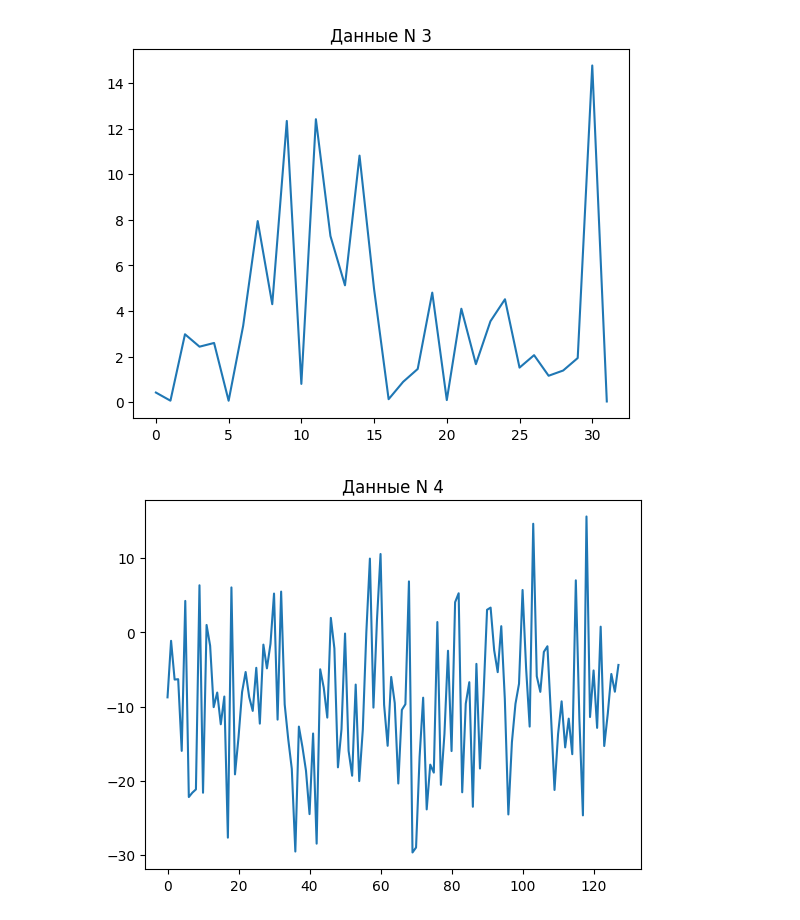
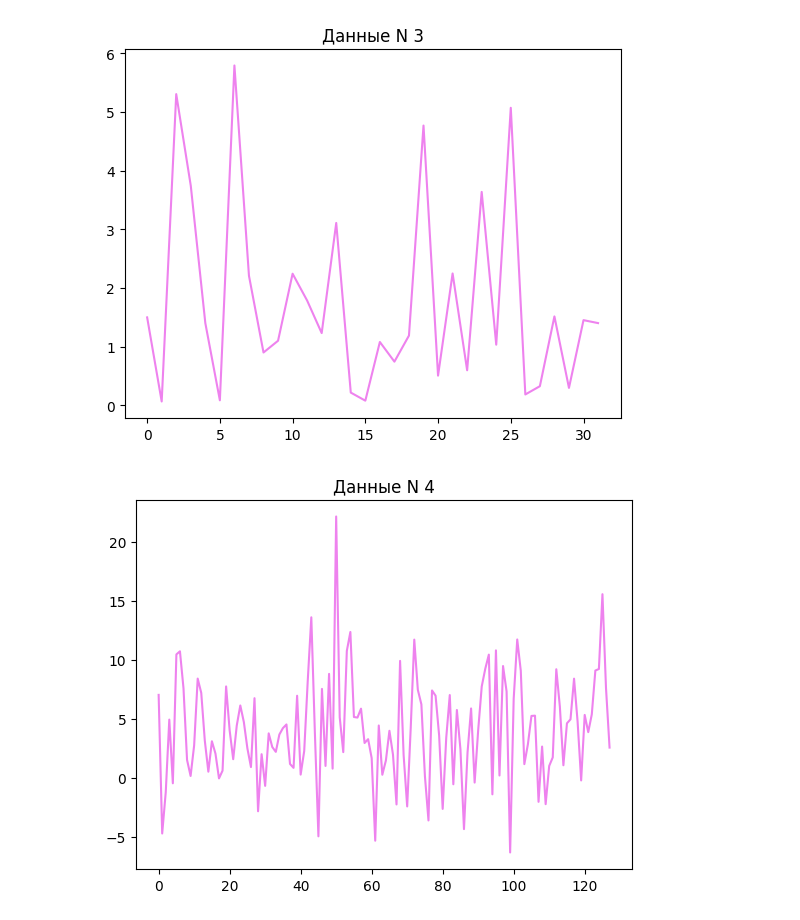
Before and after one commit to berberberk/apms-fs-2024, a Jupyter notebook: APMS3.ipynb, the cells around one changed output. Drawn from its saved outputs; the diff is of its cells as text; code cells hidden in the pictures.

```diff
--- a/APMS3.ipynb
+++ b/APMS3.ipynb
@@ -18,14 +20,13 @@ def r(x):
 
 numbers = [1,3,4,6]
 data = []
-data_dir = '/content/drive/MyDrive/mirea-ptms-data/03'
 for i in numbers:
-  with open(f"{data_dir}/{str(i)}.txt", 'r') as f:
+  with open(f"/content/{str(i)}.txt", 'r') as f:
     data_cur = []
     for line in f:
       data_cur.append(float(line[:-2]))
     data.append(data_cur)
-    plt.plot(data_cur)
+    plt.plot(data_cur, color='violet')
     plt.title(f'Данные N {i}')
     plt.show()
 # %% [output]
@@ -33,2 +34,2 @@ for i in numbers:
-[figure, old version]
+[figure, new version]
-[figure, old version]
+[figure, new version]
```
Also changed, not shown: parts of 7 cells of this notebook.
